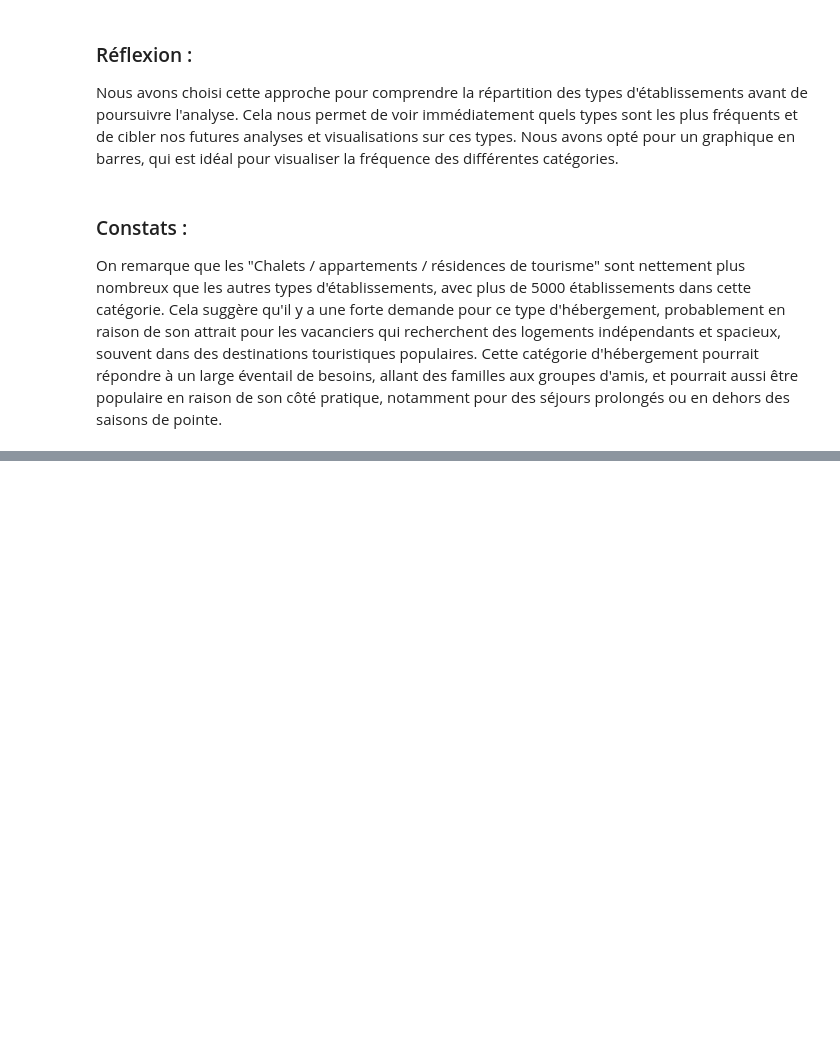
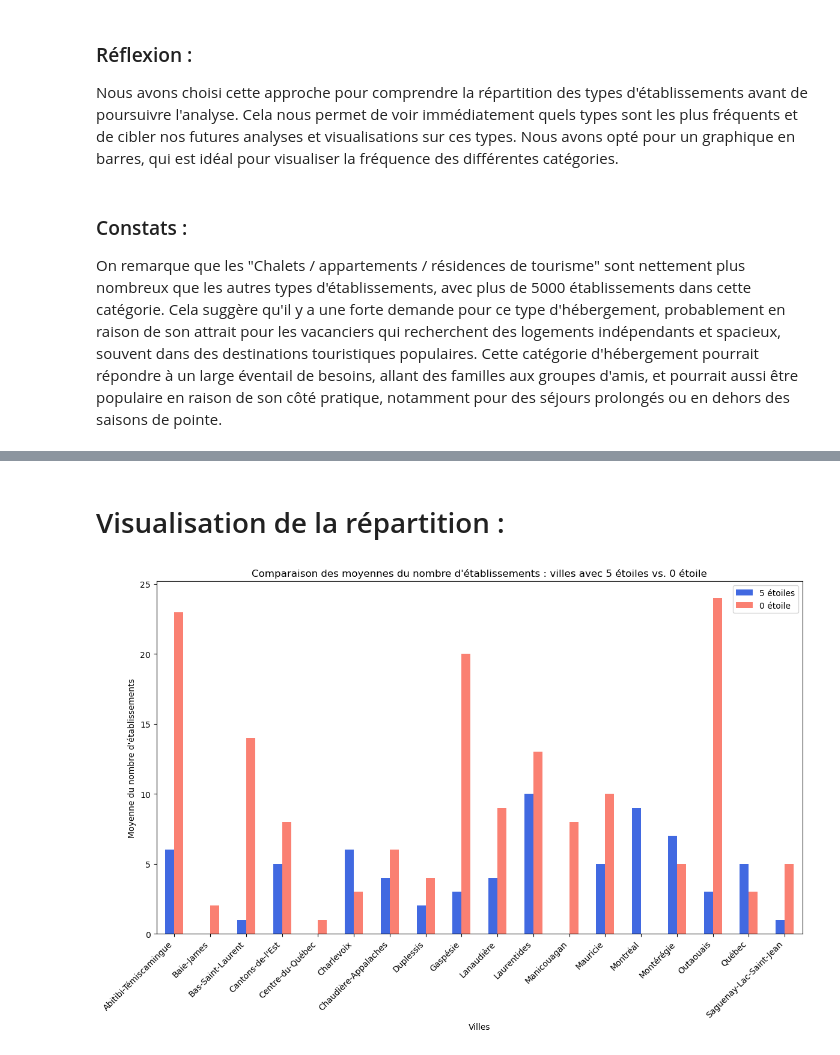
Before and after one commit to syphaxlch/TourismData_Analysis, a Jupyter notebook: Fichier.ipynb, the cells around one changed output, grey strips where cells are left out. Drawn from its saved outputs; the diff is of its cells as text; code cells hidden in the pictures; blank space fills up the shorter version.

```diff
--- a/Fichier.ipynb
+++ b/Fichier.ipynb
@@ -242,12 +242,12 @@ caracteristiques_filtrer
 # %% [markdown]
 ### Fusion des DataFrames
 # %%
-merged_df = pd.merge(territoires_filter, caracteristiques_filtrer, on='ETBL_ID', how='left')
+merged_df_4 = pd.merge(territoires_filter, caracteristiques_filtrer, on='ETBL_ID', how='left')
 # Compter le nombre d'ETBL_ID par région et par type de classification
-merged_df = merged_df.groupby(['TERR_ZONE_NOM_FR', 'CARACT_ATTRB_NOM_FR']).agg(Nombre_ETBL_ID=('ETBL_ID', 'count')).reset_index()
+merged_df_4 = merged_df_4.groupby(['TERR_ZONE_NOM_FR', 'CARACT_ATTRB_NOM_FR']).agg(Nombre_ETBL_ID=('ETBL_ID', 'count')).reset_index()
 # Remplacer les NaN par 0
-merged_df['Nombre_ETBL_ID'] = merged_df['Nombre_ETBL_ID'].fillna(0)
-merged_df
+merged_df_4['Nombre_ETBL_ID'] = merged_df_4['Nombre_ETBL_ID'].fillna(0)
+merged_df_4
 # %% [output]
 |  | TERR_ZONE_NOM_FR | CARACT_ATTRB_NOM_FR | Nombre_ETBL_ID |
 | 0 | Abitibi-Témiscamingue | 0 étoile | 23 |
@@ -265,10 +265,10 @@ merged_df
 # %% [markdown]
 ### Utilisation de l'indexation hiérarchique pour afficher le nombre d'ETBL_ID pour chaque type de classification dans chacune des régions
 # %%
-multi_index = pd.MultiIndex.from_frame(merged_df[['TERR_ZONE_NOM_FR','CARACT_ATTRB_NOM_FR','Nombre_ETBL_ID']])
-merged_df.index = multi_index
-merged_df.drop(columns=['TERR_ZONE_NOM_FR','CARACT_ATTRB_NOM_FR','Nombre_ETBL_ID'], inplace=True)
-merged_df
+multi_index = pd.MultiIndex.from_frame(merged_df_4[['TERR_ZONE_NOM_FR','CARACT_ATTRB_NOM_FR','Nombre_ETBL_ID']])
+merged_df_4.index = multi_index
+merged_df_4.drop(columns=['TERR_ZONE_NOM_FR','CARACT_ATTRB_NOM_FR','Nombre_ETBL_ID'], inplace=True)
+merged_df_4
 # %% [output]
 |  |  |  |
 | TERR_ZONE_NOM_FR | CARACT_ATTRB_NOM_FR | Nombre_ETBL_ID |
@@ -443,0 +459,28 @@ plt.show()
+# %% [markdown]
+# Visualisation de la répartition :
+# %%
+merged_df_4_reset = merged_df_4.reset_index()
+# Filtrer les établissements ayant une classification de 5 étoiles et de 0 étoile
+etablissements_5_etoiles = merged_df_4_reset[merged_df_4_reset['CARACT_ATTRB_NOM_FR'] == '5 étoiles']
+etablissements_0_etoile = merged_df_4_reset[merged_df_4_reset['CARACT_ATTRB_NOM_FR'] == '0 étoile']
+
+# Calculer la moyenne du nombre d'établissements pour chaque ville dans chaque groupe
+moyenne_5_etoiles = etablissements_5_etoiles.groupby('TERR_ZONE_NOM_FR')['Nombre_ETBL_ID'].mean()
+moyenne_0_etoile = etablissements_0_etoile.groupby('TERR_ZONE_NOM_FR')['Nombre_ETBL_ID'].mean()
+
+# Créer un DataFrame pour comparer les moyennes
+moyennes_comparaison = pd.DataFrame({
+    '5 étoiles': moyenne_5_etoiles,
+    '0 étoile': moyenne_0_etoile
+}).fillna(0)
+
+# Visualiser les moyennes avec un graphique en barres
+moyennes_comparaison.plot(kind='bar', figsize=(12, 8), color=['royalblue', 'salmon'])
+plt.xlabel("Villes")
+plt.ylabel("Moyenne du nombre d'établissements")
+plt.title("Comparaison des moyennes du nombre d'établissements : villes avec 5 étoiles vs. 0 étoile")
+plt.xticks(rotation=45, ha='right')
+plt.tight_layout()
+plt.show()
+# %% [output]
+[figure, added]
```
Also changed, not shown: parts of 14 cells of this notebook.
